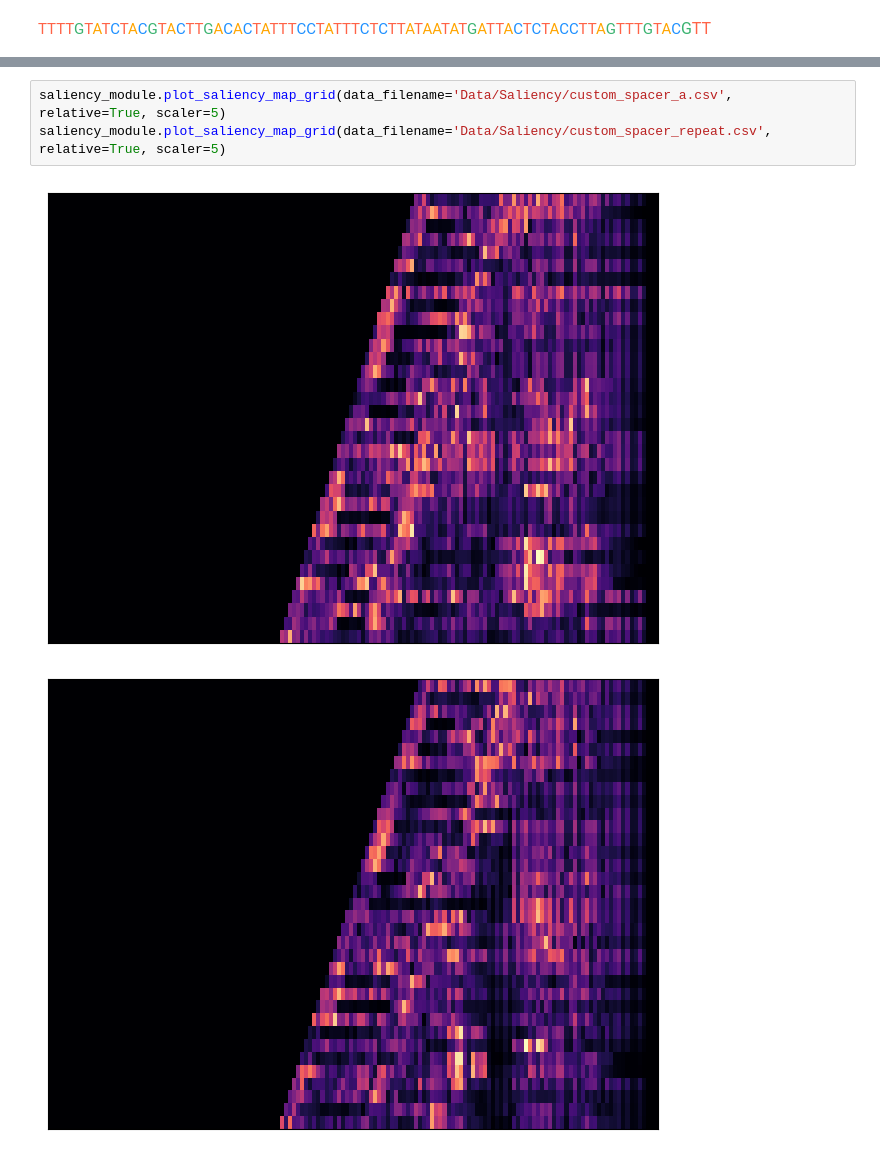
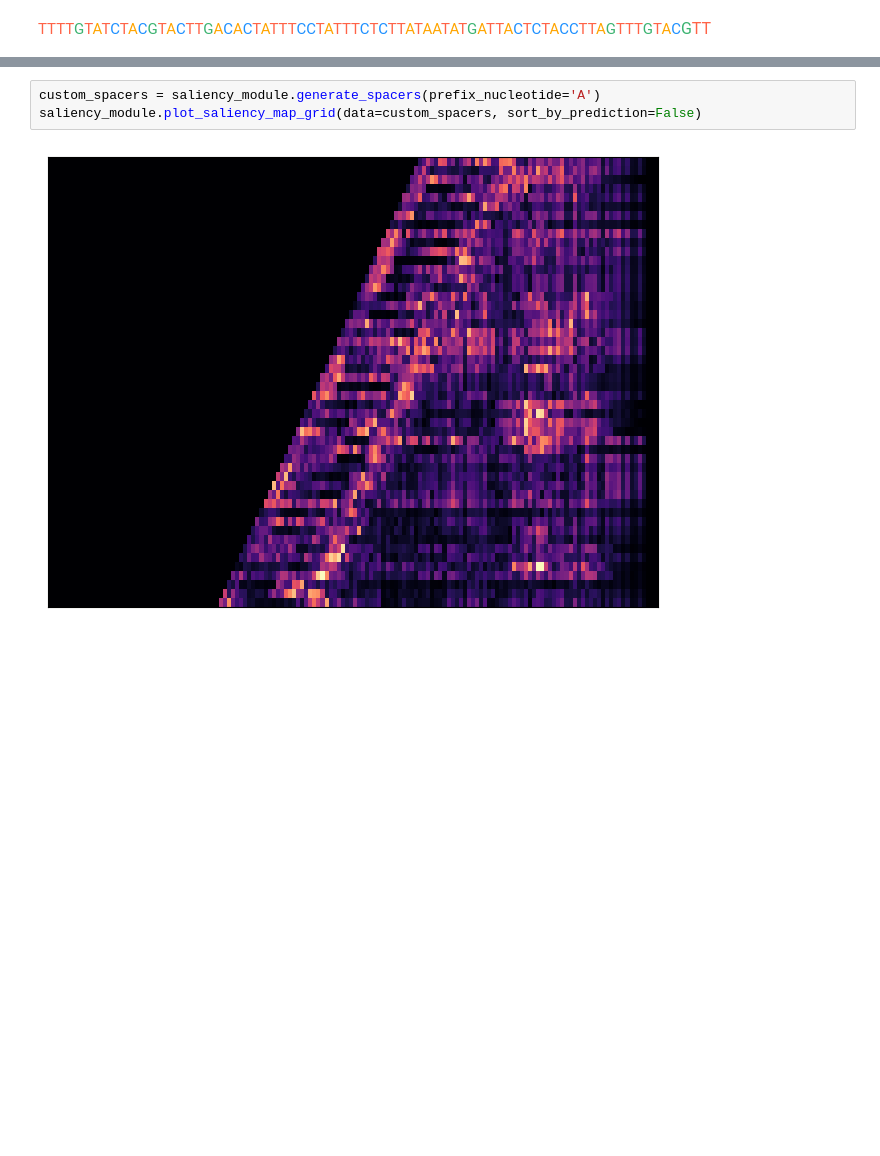
Before and after one commit to Rhys-sg/e.-coli-promoter-prediction, a Jupyter notebook: saliency.ipynb, the cells around one changed output, grey strips where cells are left out. Saved outputs shown, nothing was run; the diff lists cells and outputs as text; blank space fills up the shorter version.

Commit message:
automate spacer generation

```diff
--- a/saliency.ipynb
+++ b/saliency.ipynb
@@ -26,6 +27,5 @@ saliency_module.plot_saliency_map_grid(data=generated_sequences_df, relative=Tru
-# %%
-saliency_module.plot_saliency_map_grid(data_filename='Data/Saliency/custom_spacer_a.csv', relative=True, scaler=5)
-saliency_module.plot_saliency_map_grid(data_filename='Data/Saliency/custom_spacer_repeat.csv', relative=True, scaler=5)
-# %% [output]
-[figure, removed]
-[figure, removed]
+# %%
+custom_spacers = saliency_module.generate_spacers(prefix_nucleotide='A')
+saliency_module.plot_saliency_map_grid(data=custom_spacers, sort_by_prediction=False)
+# %% [output]
+[figure, added]
```
Also changed, not shown: parts of 3 cells of this notebook, 5 other files.
